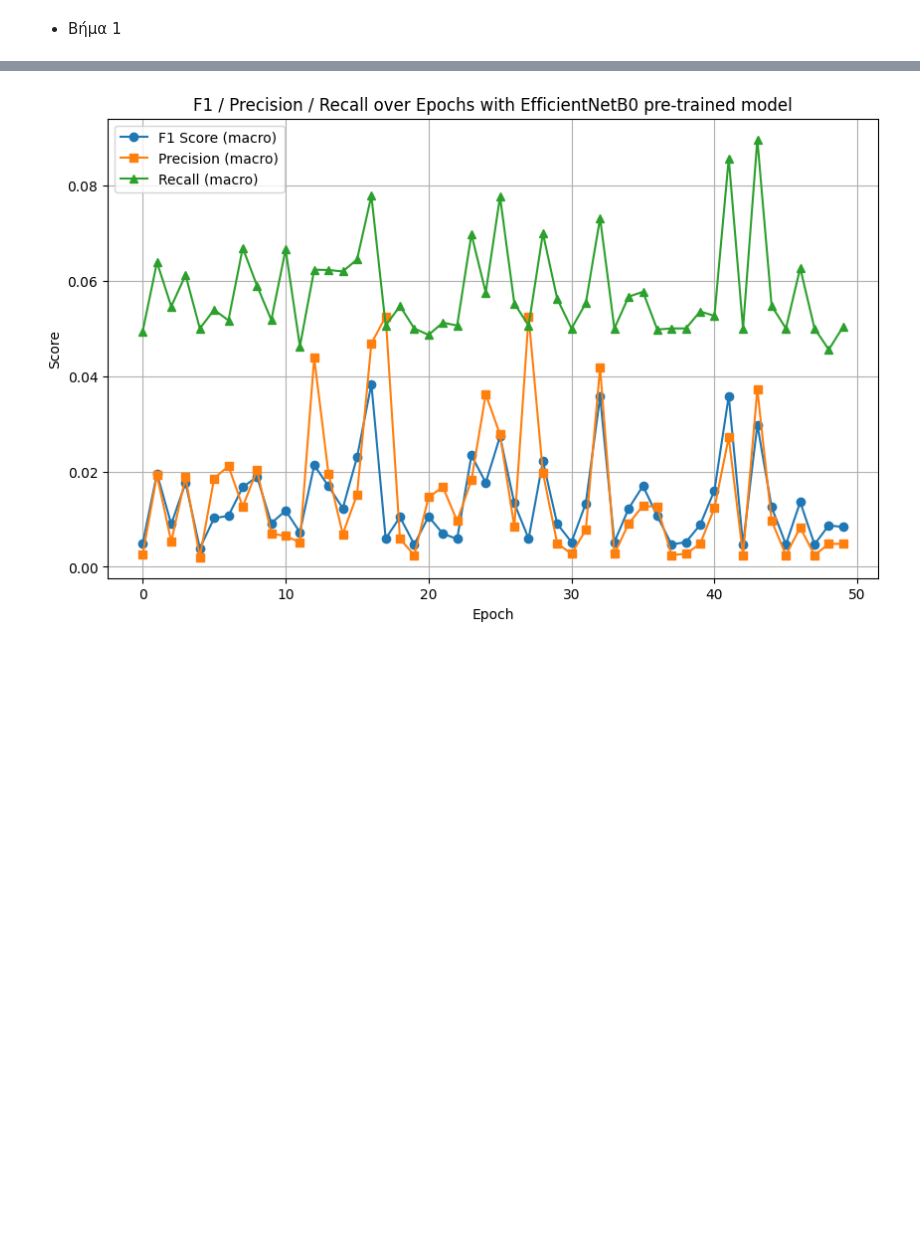
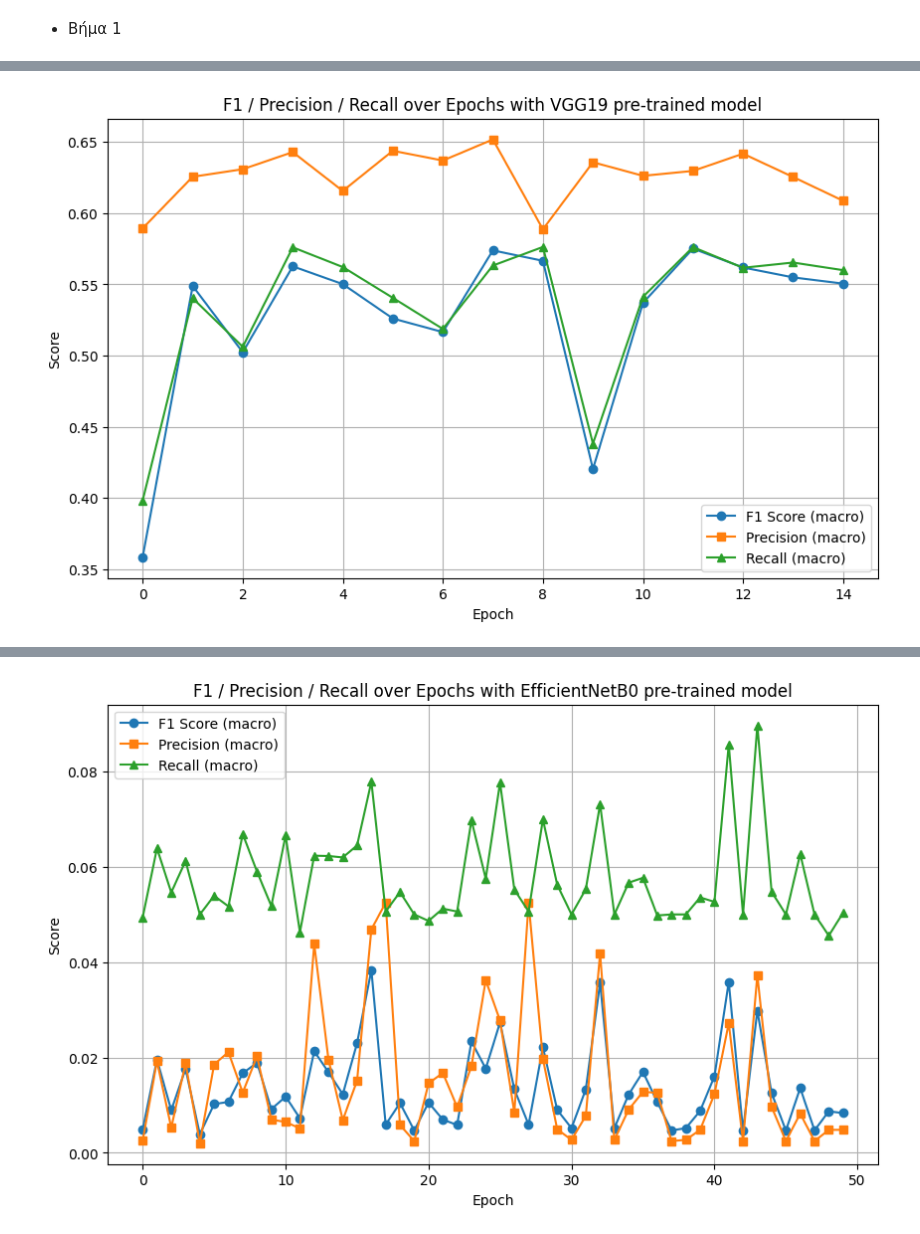
Before and after one commit to nikolaslps/NTUA-Image-and-Video-Analysis, a Jupyter notebook: Lab2/Lab2_03121098.ipynb, the cells around one changed output, grey strips where cells are left out. Saved outputs shown, nothing was run; the diff lists cells and outputs as text; code cells hidden in the pictures; blank space fills up the shorter version.

```diff
--- a/Lab2/Lab2_03121098.ipynb
+++ b/Lab2/Lab2_03121098.ipynb
@@ -1437,0 +1438,12 @@ plt.show()
+# %%
+# Compile using the VGG19
+model_part3_vgg19 = MyCNN_with_transfer_learning(pretrained_model_VGG)
+model_part3_vgg19.compile(optimizer='SGD',
+              loss=tf.keras.losses.SparseCategoricalCrossentropy(from_logits=True),
+              metrics=['accuracy'])
+
+metrics_part3_vgg19_callback = MetricsCallback(validation_data=(x_val_resized, y_val_to20))
+
+history_part3 = model_part3_vgg19.fit(
+    x_train_resized, y_train_to20, epochs=15, batch_size=10, validation_data=(x_val_resized, y_val_to20), callbacks=[metrics_part3_vgg19_callback]
+    )
@@ -1438,3 +1492,16 @@ plt.show()
+# %%
+plt.figure(figsize=(10, 6))
+plt.plot(metrics_part3_vgg19_callback.f1_scores, label='F1 Score (macro)', marker='o')
+plt.plot(metrics_part3_vgg19_callback.precision_scores, label='Precision (macro)', marker='s')
+plt.plot(metrics_part3_vgg19_callback.recall_scores, label='Recall (macro)', marker='^')
+plt.title('F1 / Precision / Recall over Epochs with VGG19 pre-trained model')
+plt.xlabel('Epoch')
+plt.ylabel('Score')
+plt.legend()
+plt.grid(True)
+plt.show()
+# %% [output]
+[figure, added]
 # %%
 # Compile using the EfficientNetB0
 model_part3_EfficientNetB0 = MyCNN_with_transfer_learning(pretrained_model_EfficientNet)
```
Also changed, not shown: parts of 25 cells of this notebook.
